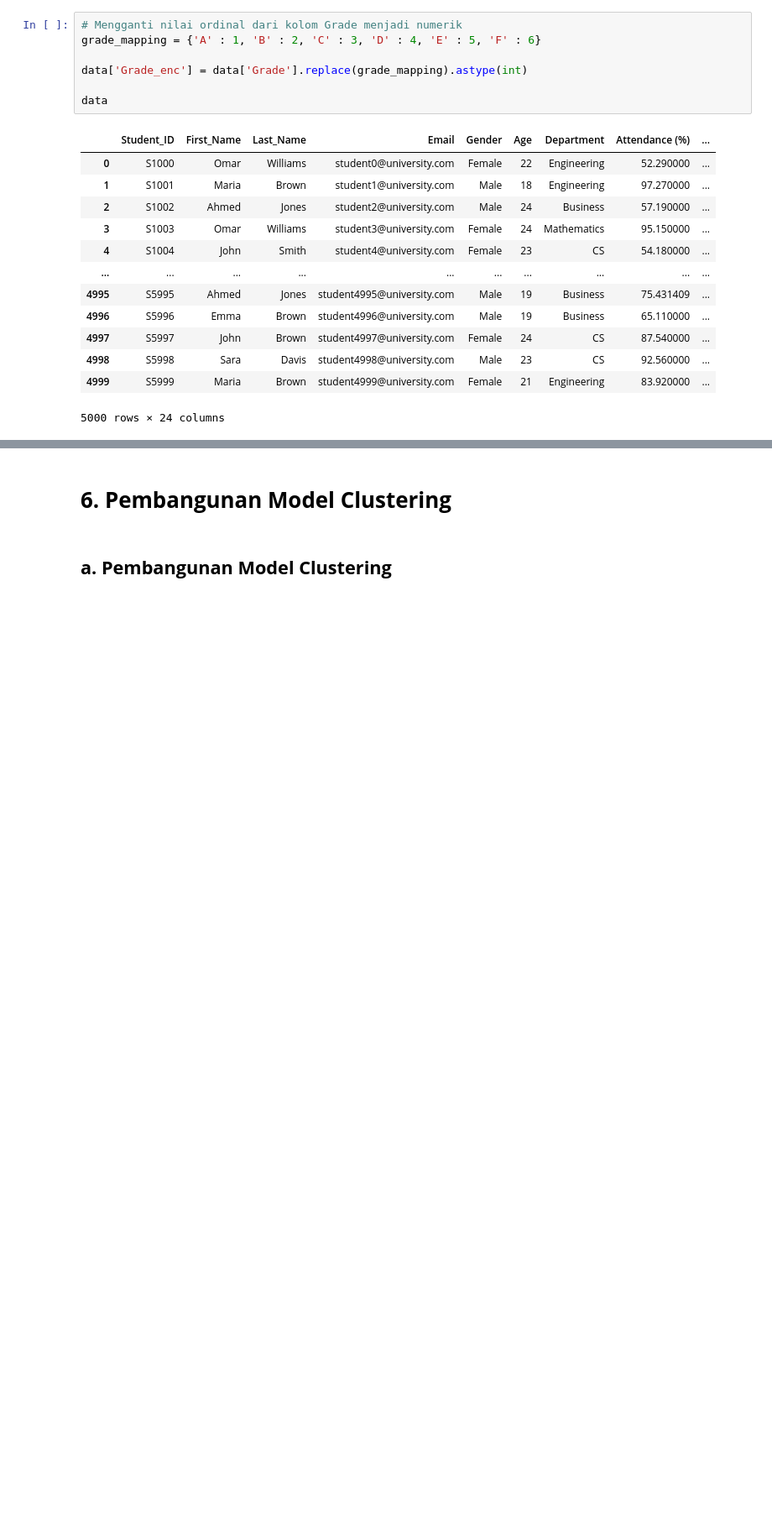
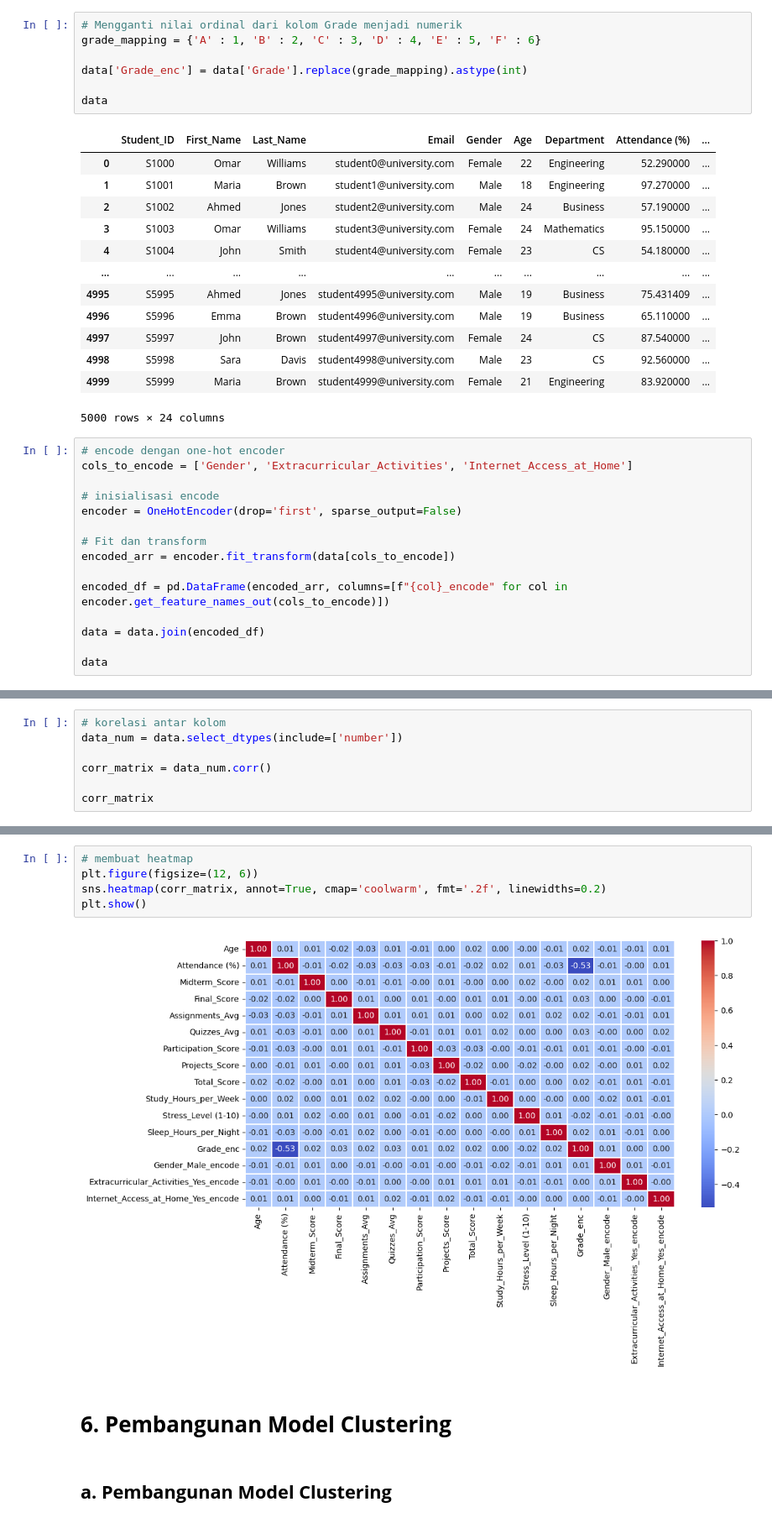
Before and after one commit to Azuredeer/student_performance_behavior, a Jupyter notebook: [Clustering]_Submission_Akhir_BMLP_Your_Name_(Updated).ipynb, the cells around one changed output, grey strips where cells are left out. Shown at 84% size. Saved outputs shown, nothing was run; the diff lists cells and outputs as text; blank space fills up the shorter version.

```diff
--- a/[Clustering]_Submission_Akhir_BMLP_Your_Name_(Updated).ipynb
+++ b/[Clustering]_Submission_Akhir_BMLP_Your_Name_(Updated).ipynb
@@ -285,3 +285,18 @@ data
 | 4998 | S5998 | Sara | Davis | student4998@university.com | Male | 23 | CS | 92.560000 | ... |
 | 4999 | S5999 | Maria | Brown | student4999@university.com | Female | 21 | Engineering | 83.920000 | ... |
 5000 rows × 24 columns
+# %%
+# encode dengan one-hot encoder
+cols_to_encode = ['Gender', 'Extracurricular_Activities', 'Internet_Access_at_Home']
+
+# inisialisasi encode
+encoder = OneHotEncoder(drop='first', sparse_output=False)
+
+# Fit dan transform
+encoded_arr = encoder.fit_transform(data[cols_to_encode])
+
+encoded_df = pd.DataFrame(encoded_arr, columns=[f"{col}_encode" for col in encoder.get_feature_names_out(cols_to_encode)])
+
+data = data.join(encoded_df)
+
+data
@@ -287,0 +317,7 @@ data
+# %%
+# korelasi antar kolom
+data_num = data.select_dtypes(include=['number'])
+
+corr_matrix = data_num.corr()
+
+corr_matrix
@@ -288,3 +342,10 @@ data
+# %%
+# membuat heatmap
+plt.figure(figsize=(12, 6))
+sns.heatmap(corr_matrix, annot=True, cmap='coolwarm', fmt='.2f', linewidths=0.2)
+plt.show()
+# %% [output]
+[figure, added]
 # %% [markdown]
 # **6. Pembangunan Model Clustering**
 # %% [markdown]
```
Also changed, not shown: parts of 3 cells of this notebook.
